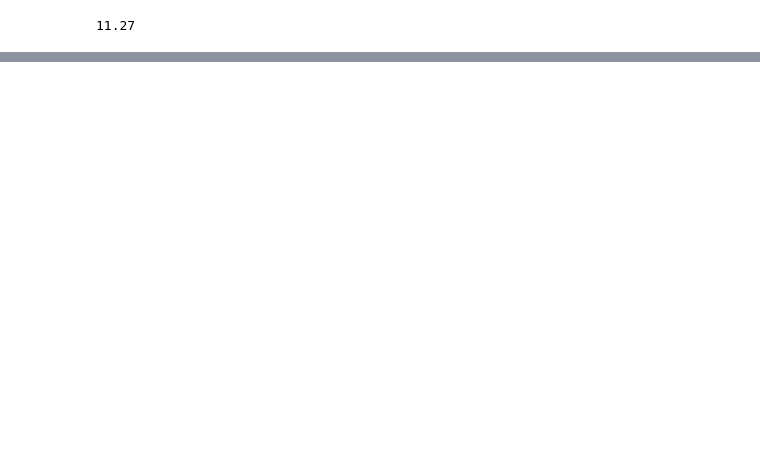
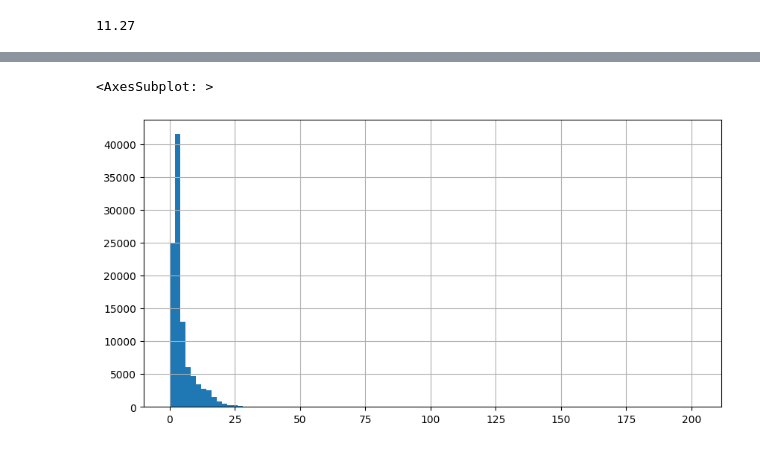
Before and after one commit to craigm-c/New-York-Taxi-Analysis, a Jupyter notebook: code.ipynb, the cells around one changed output, grey strips where cells are left out. Drawn from its saved outputs; the diff is of its cells as text; code cells hidden in the pictures; blank space fills up the shorter version.

```diff
--- a/code.ipynb
+++ b/code.ipynb
@@ -211,0 +319,3 @@ taxi_df['total_amount'].max()
+# %%
+taxi_df_prepared = taxi_df_prepared[taxi_df_prepared['transaction_year'] == 2019]
+taxi_df_prepared = taxi_df_prepared[taxi_df_prepared['transaction_month'] == 1]
@@ -211,0 +338,8 @@ taxi_df['total_amount'].max()
+# %%
+categorical_columns = ['PULocationID', 'transaction_date', 'transaction_month', 'transaction_day', 'transaction_hour']
+numerical_columns = ['trip_distance', 'total_amount']
+all_needed_columns =  categorical_columns + numerical_columns
+# %%
+main_taxi_df = taxi_df_prepared[all_needed_columns]
+print(main_taxi_df.shape)
+main_taxi_df.head()
@@ -211,0 +354,5 @@ taxi_df['total_amount'].max()
+# %%
+taxi_grouped_by_region = main_taxi_df.groupby(categorical_columns).mean().reset_index()
+taxi_grouped_by_region['count_of_transactions'] =  main_taxi_df.groupby(categorical_columns).count().reset_index()['total_amount']
+print(taxi_grouped_by_region.shape)
+taxi_grouped_by_region.head()
@@ -211,0 +367,5 @@ taxi_df['total_amount'].max()
+# %%
+taxi_grouped_by_region['trip_distance'].hist(bins=100,figsize=(10,5))
+# %% [output]
+<AxesSubplot: >
+[figure, added]
```
Also changed, not shown: parts of 36 cells of this notebook.
